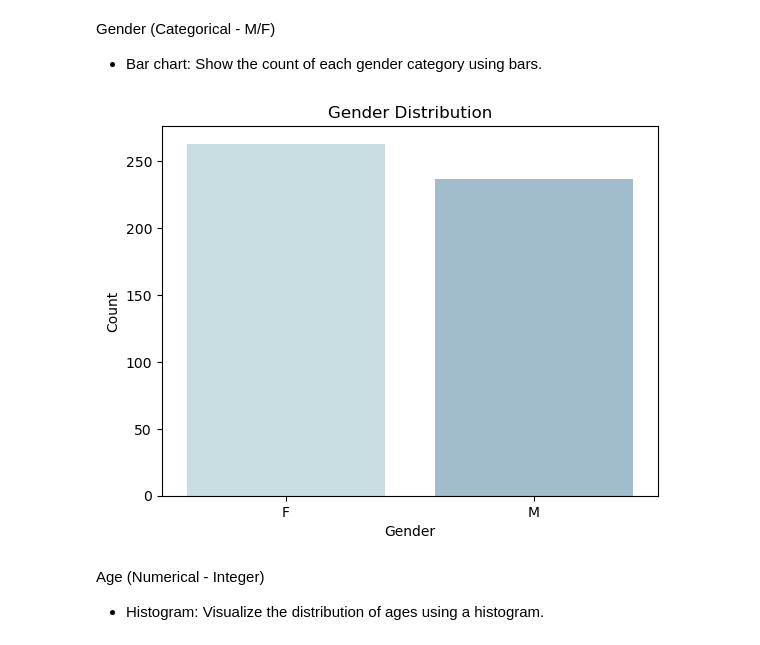
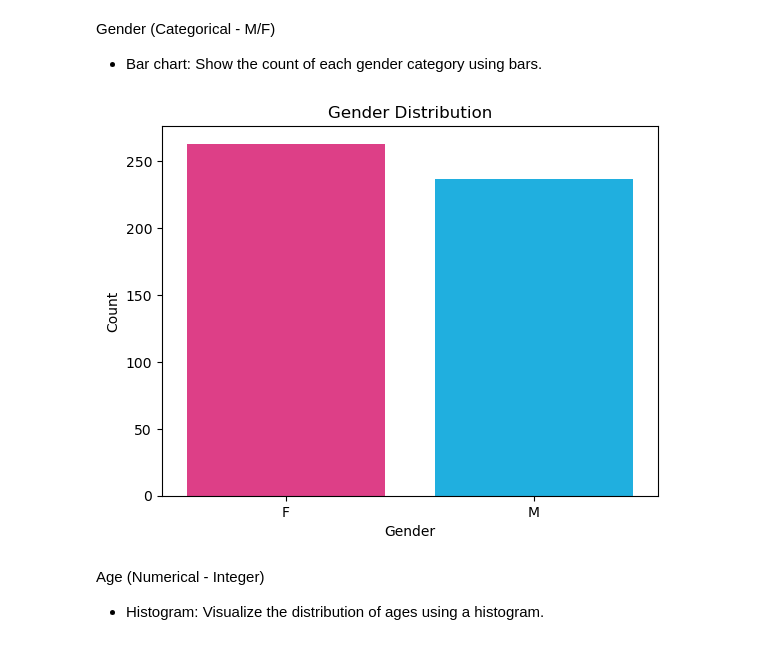
Before and after one commit to CMU-17313Q/fall23-nodebb-just-relax-2, a Jupyter notebook: career-model/model-evaluation.ipynb, the cells around one changed output. Drawn from its saved outputs; the diff is of its cells as text; code cells hidden in the pictures.

```diff
--- a/career-model/model-evaluation.ipynb
+++ b/career-model/model-evaluation.ipynb
@@ -190,16 +190,17 @@ Gender (Categorical - M/F)
 # %%
 # Group the data by gender and count the occurrences
 gender_counts = test_df["Gender"].value_counts()
 
 # Create a bar chart
-sns.set_palette(sns.cubehelix_palette(start=.5, rot=-.4))
+palette = sns.color_palette(["#F72585", "deepskyblue"])
+sns.set_palette(palette)
 sns.barplot(x=gender_counts.index, y=gender_counts.values)
 plt.title("Gender Distribution")
 plt.xlabel("Gender")
 plt.ylabel("Count")
 plt.show()
 # %% [output]
-[figure, old version]
+[figure, new version]
 # %% [markdown]
 Age (Numerical - Integer)
 - Histogram: Visualize the distribution of ages using a histogram.
```
Also changed, not shown: parts of 12 cells of this notebook.
